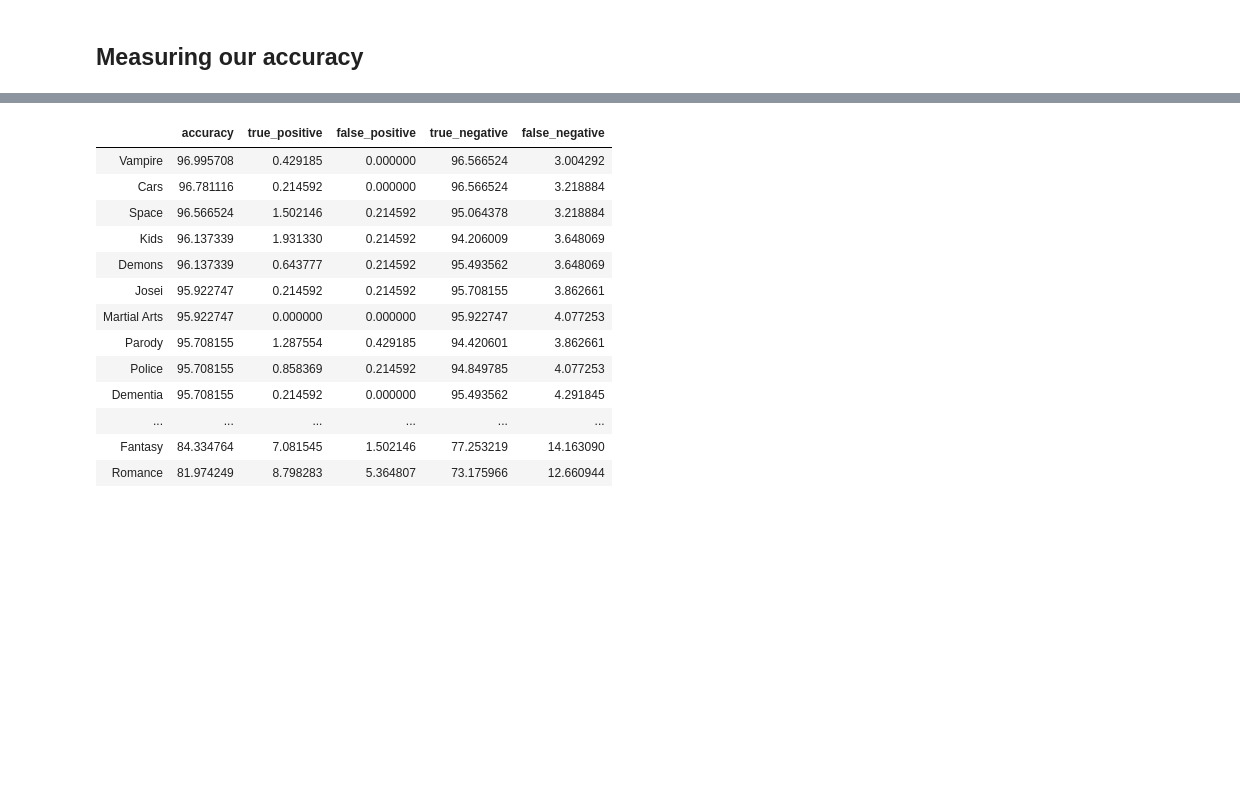
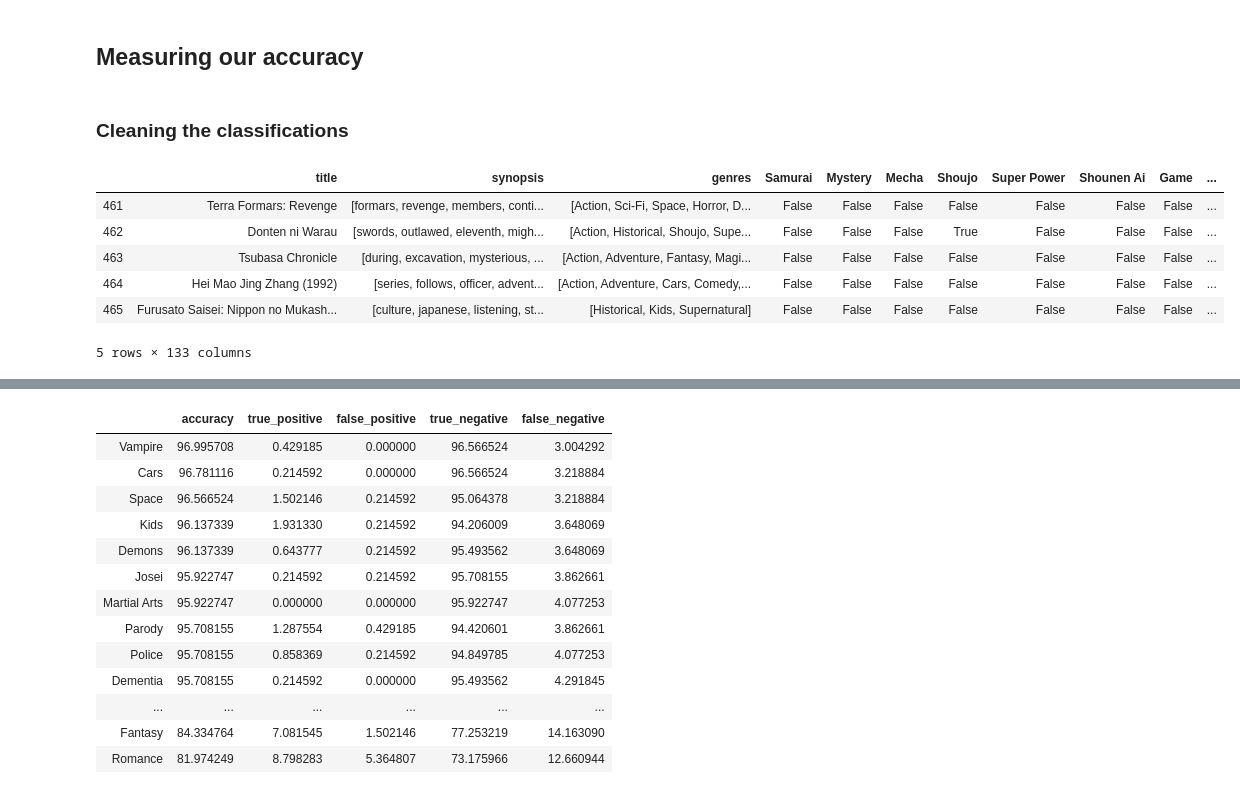
Before and after one commit to MaximeBastion/Anime_Classifier_Bayes, a Jupyter notebook: Anime_Classifier_Bayes.ipynb, the cells around one changed output, grey strips where cells are left out. Saved outputs shown, nothing was run; the diff lists cells and outputs as text; code cells hidden in the pictures; blank space fills up the shorter version.

```diff
--- a/Anime_Classifier_Bayes.ipynb
+++ b/Anime_Classifier_Bayes.ipynb
@@ -711,2 +653,23 @@ Ookamikakushi
 # %% [markdown]
 ## Measuring our accuracy
+# %% [markdown]
+### Cleaning the classifications
+# %%
+# creates two boolean columns per genre:
+# - "[genre]_prediction" is True if the genre was predicted as present, False otherwise
+# - "[genre]_prediction_is_accurate" is True if the genre prediction is accurate, False otherwise
+def clean_classification(df):
+    for genre in genres:
+        df[genre + "_prediction"] = df["predicted_genres"].apply(lambda predicted_genres: genre in predicted_genres)
+        df[genre + "_prediction_is_accurate"] = df[genre + "_prediction"] == df[genre]
+
+clean_classification(t)
+t.tail()
+# %% [output]
+|  | title | synopsis | genres | Samurai | Mystery | Mecha | Shoujo | Super Power | Shounen Ai | Game | ... |
+| 461 | Terra Formars: Revenge | [formars, revenge, members, conti... | [Action, Sci-Fi, Space, Horror, D... | False | False | False | False | False | False | False | ... |
+| 462 | Donten ni Warau | [swords, outlawed, eleventh, migh... | [Action, Historical, Shoujo, Supe... | False | False | False | True | False | False | False | ... |
+| 463 | Tsubasa Chronicle | [during, excavation, mysterious, ... | [Action, Adventure, Fantasy, Magi... | False | False | False | False | False | False | False | ... |
+| 464 | Hei Mao Jing Zhang (1992) | [series, follows, officer, advent... | [Action, Adventure, Cars, Comedy,... | False | False | False | False | False | False | False | ... |
+| 465 | Furusato Saisei: Nippon no Mukash... | [culture, japanese, listening, st... | [Historical, Kids, Supernatural] | False | False | False | False | False | False | False | ... |
+5 rows × 133 columns
```
Also changed, not shown: parts of 20 cells of this notebook.
